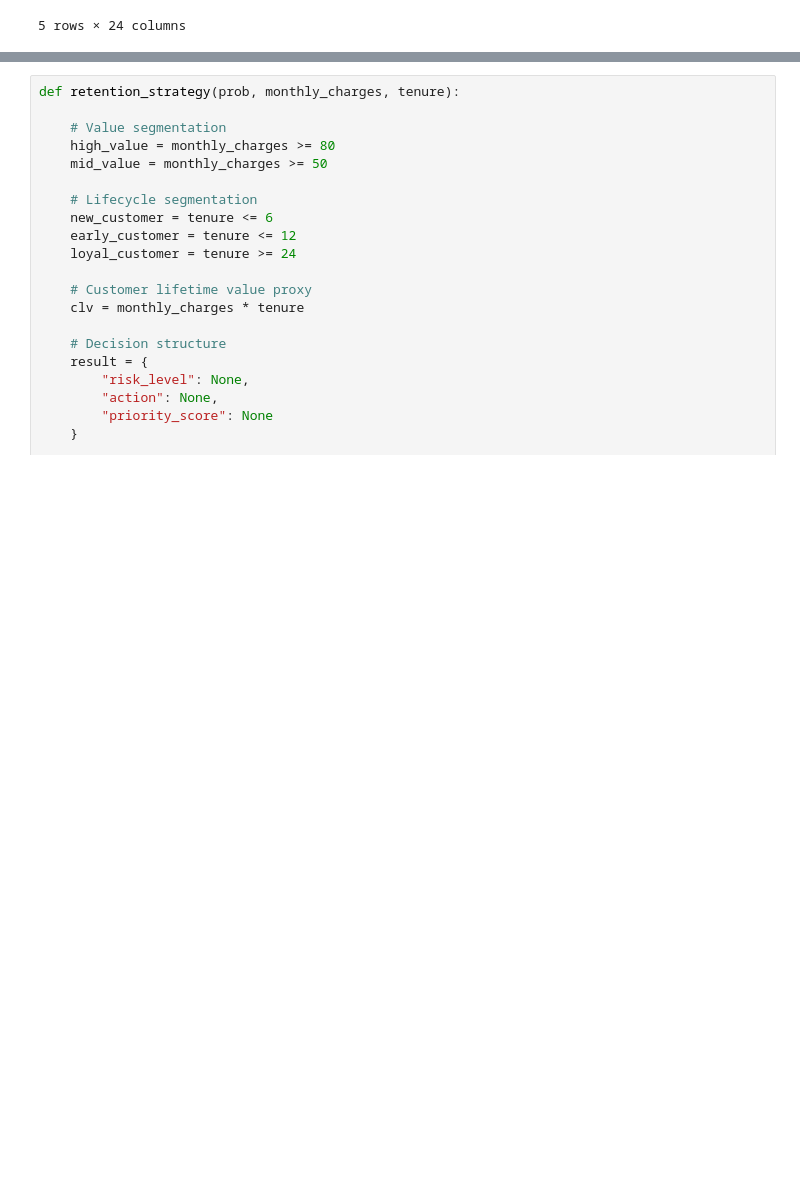
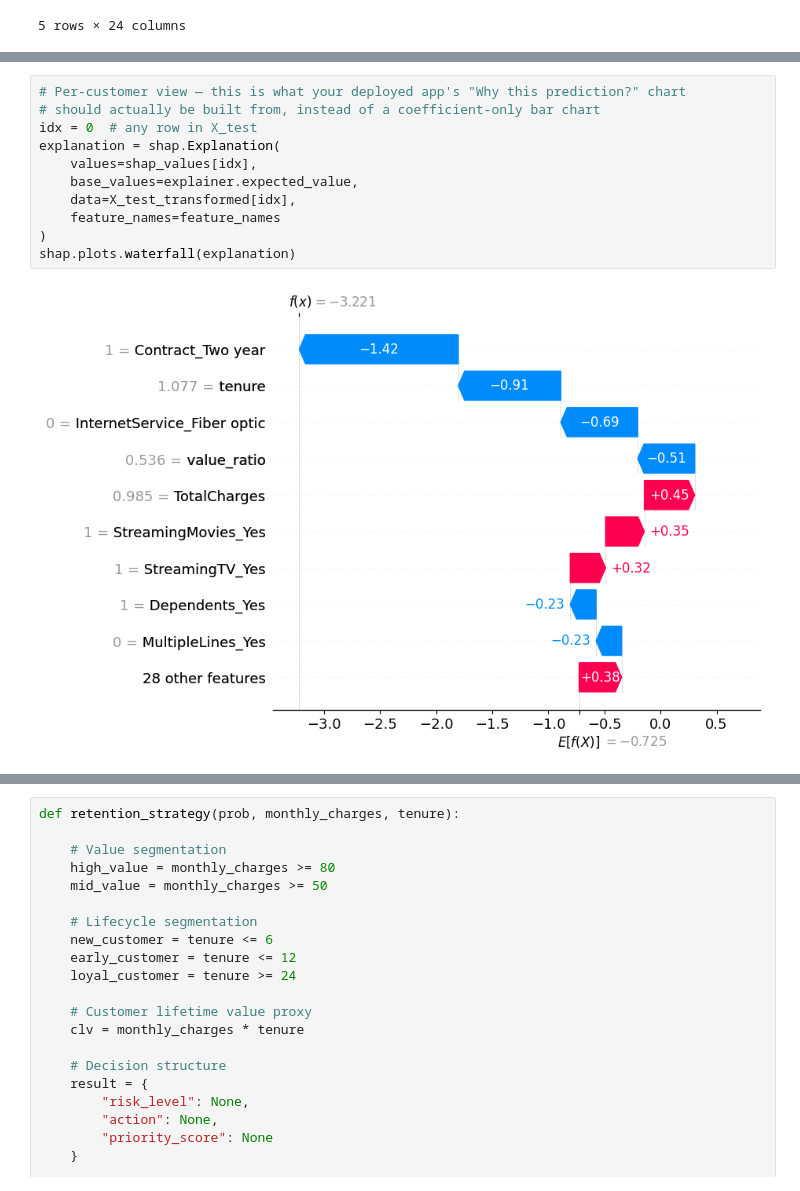
Before and after one commit to Amaanzz/-telco-churn-prediction-engine, a Jupyter notebook: notebook/customerchurn.ipynb, the cells around one changed output, grey strips where cells are left out. Saved outputs shown, nothing was run; the diff lists cells and outputs as text; blank space fills up the shorter version.

```diff
--- a/notebook/customerchurn.ipynb
+++ b/notebook/customerchurn.ipynb
@@ -503,0 +426,13 @@ Creating a Strategy Engine that recommends actions based on churn probability, m
+# %%
+# Per-customer view — this is what your deployed app's "Why this prediction?" chart
+# should actually be built from, instead of a coefficient-only bar chart
+idx = 0  # any row in X_test
+explanation = shap.Explanation(
+    values=shap_values[idx],
+    base_values=explainer.expected_value,
+    data=X_test_transformed[idx],
+    feature_names=feature_names
+)
+shap.plots.waterfall(explanation)
+# %% [output]
+[figure, added]
```
Also changed, not shown: parts of 136 cells of this notebook, 11 other files.
